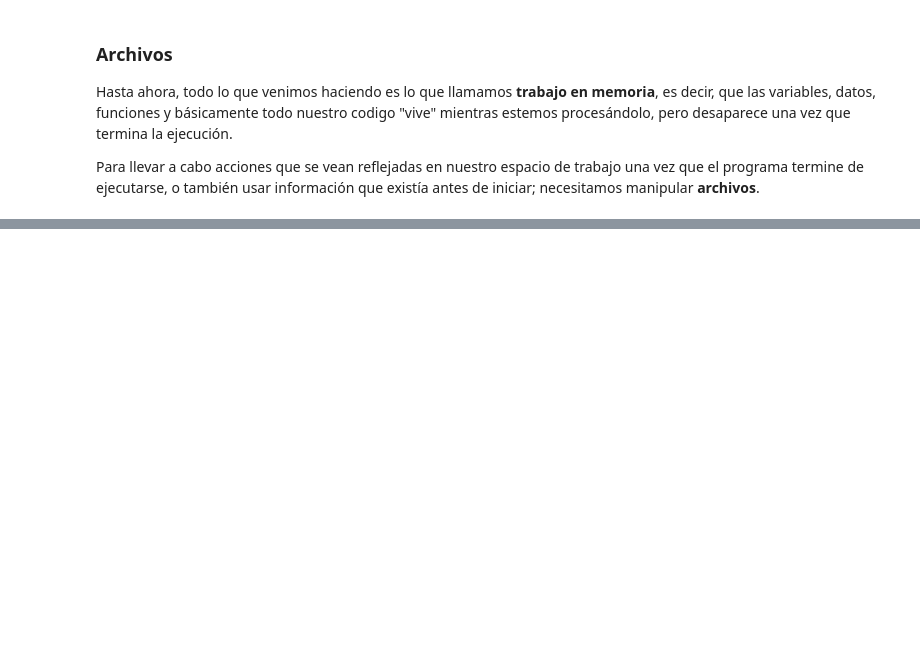
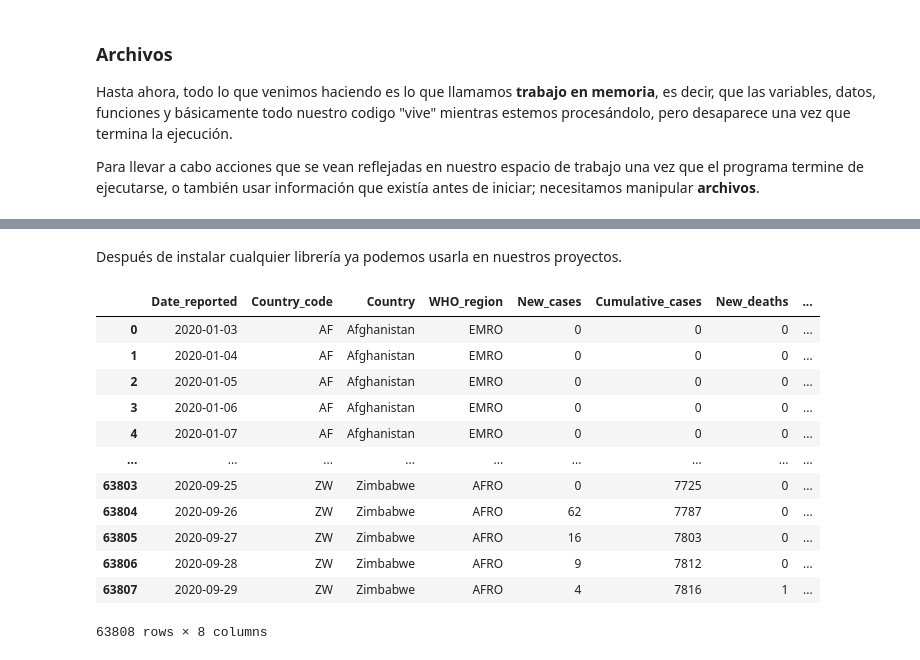
Before and after one commit to fedeturi/icda-python-para-finanzas, a Jupyter notebook: ICDA-Python_Clase5.ipynb, the cells around one changed output, grey strips where cells are left out. Cells and saved outputs as stored; diff of their text form; code cells hidden in the pictures; blank space fills up the shorter version.

```diff
--- a/ICDA-Python_Clase5.ipynb
+++ b/ICDA-Python_Clase5.ipynb
@@ -273,0 +379,2 @@ https://realpython.com/read-write-files-python/
+# %% [markdown]
+Después de instalar cualquier librería ya podemos usarla en nuestros proyectos.
@@ -273,0 +385,16 @@ https://realpython.com/read-write-files-python/
+# %%
+datos_covid
+# %% [output]
+|  | Date_reported | Country_code | Country | WHO_region | New_cases | Cumulative_cases | New_deaths | ... |
+| 0 | 2020-01-03 | AF | Afghanistan | EMRO | 0 | 0 | 0 | ... |
+| 1 | 2020-01-04 | AF | Afghanistan | EMRO | 0 | 0 | 0 | ... |
+| 2 | 2020-01-05 | AF | Afghanistan | EMRO | 0 | 0 | 0 | ... |
+| 3 | 2020-01-06 | AF | Afghanistan | EMRO | 0 | 0 | 0 | ... |
+| 4 | 2020-01-07 | AF | Afghanistan | EMRO | 0 | 0 | 0 | ... |
+| ... | ... | ... | ... | ... | ... | ... | ... | ... |
+| 63803 | 2020-09-25 | ZW | Zimbabwe | AFRO | 0 | 7725 | 0 | ... |
+| 63804 | 2020-09-26 | ZW | Zimbabwe | AFRO | 62 | 7787 | 0 | ... |
+| 63805 | 2020-09-27 | ZW | Zimbabwe | AFRO | 16 | 7803 | 0 | ... |
+| 63806 | 2020-09-28 | ZW | Zimbabwe | AFRO | 9 | 7812 | 0 | ... |
+| 63807 | 2020-09-29 | ZW | Zimbabwe | AFRO | 4 | 7816 | 1 | ... |
+63808 rows × 8 columns
```
Also changed, not shown: parts of 64 cells of this notebook.
